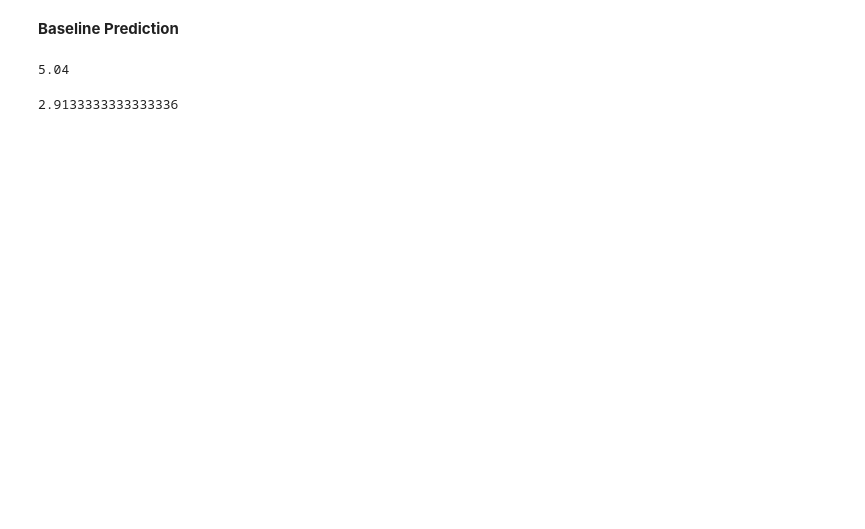
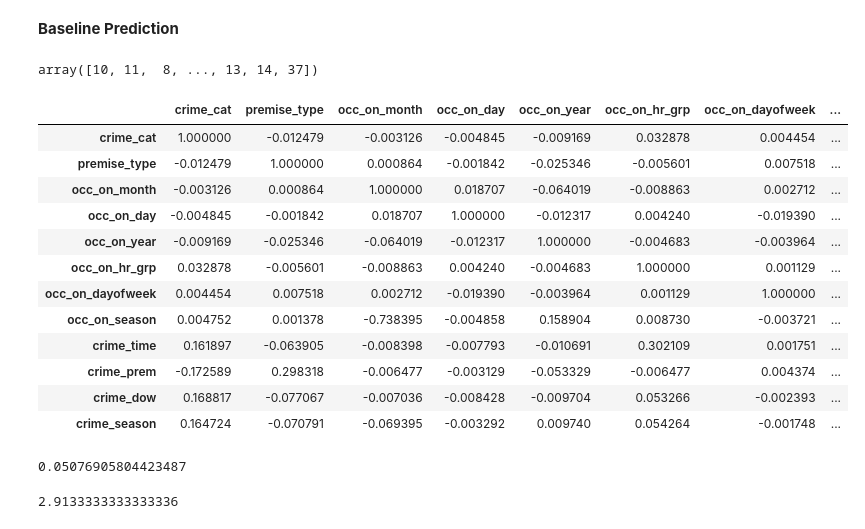
Before and after one commit to jpeterson28/DSCT_Capstone1, a Jupyter notebook: Code.ipynb, the cells around one changed output. Drawn from its saved outputs; the diff is of its cells as text; code cells hidden in the pictures; blank space fills up the shorter version.

```diff
--- a/Code.ipynb
+++ b/Code.ipynb
@@ -735,12 +765,9 @@ X_test_new.head()
 # %%
-X_test_new = X_test_new.join(crime_prem_feat, on=['crime_cat', 'premise_type'], how='outer', lsuffix='left', rsuffix='right')
-X_test_new = X_test_new.drop(columns='premise_typeleft')
+X_test_new = X_test_new.join(crime_prem_feat, on=['crime_cat', 'premise_type'], how='inner', rsuffix='right')
 # %%
-X_test_new = X_test_new.join(crime_dow_feat, on=['crime_cat', 'occ_on_dayofweek'], how='outer', lsuffix='left', rsuffix='right')
-X_test_new = X_test_new.drop(columns='occ_on_dayofweekleft')
+X_test_new = X_test_new.join(crime_dow_feat, on=['crime_cat', 'occ_on_dayofweek'], how='inner', rsuffix='right')
 # %%
-X_test_new = X_test_new.join(crime_season_feat, on=['crime_cat', 'occ_on_season'], how='outer', lsuffix='left', rsuffix='right')
-X_test_new = X_test_new.drop(columns='occ_on_seasonleft')
+X_test_new = X_test_new.join(crime_season_feat, on=['crime_cat', 'occ_on_season'], how='inner', rsuffix='right')
 # %%
 # rename feature columns
 X_test_new = X_test_new.rename(index=str, columns={'occ_on_hr_grpright':'crime_time', 'premise_typeright':'crime_prem',
@@ -748,3 +783,7 @@ X_test_new = X_test_new.rename(index=str, columns={'occ_on_hr_grpright':'crime_t
+# %%
+# split target variable back to y_test and X_train_new
+y_test = pd.DataFrame(X_test_new['zip'])
+X_test_new = X_test_new.drop('zip', axis=1)
 # %% [markdown]
 **Baseline Prediction**
 # %%
@@ -770,0 +804,22 @@ y_test_base = np.random.choice(y_test, 15000)
+# %%
+y_train
+# %% [output]
+array([10, 11,  8, ..., 13, 14, 37])
+# %%
+# determine correlated variables
+Corr = X_train_new.corr(method='pearson')
+Corr
+# %% [output]
+|  | crime_cat | premise_type | occ_on_month | occ_on_day | occ_on_year | occ_on_hr_grp | occ_on_dayofweek | ... |
+| crime_cat | 1.000000 | -0.012479 | -0.003126 | -0.004845 | -0.009169 | 0.032878 | 0.004454 | ... |
+| premise_type | -0.012479 | 1.000000 | 0.000864 | -0.001842 | -0.025346 | -0.005601 | 0.007518 | ... |
+| occ_on_month | -0.003126 | 0.000864 | 1.000000 | 0.018707 | -0.064019 | -0.008863 | 0.002712 | ... |
+| occ_on_day | -0.004845 | -0.001842 | 0.018707 | 1.000000 | -0.012317 | 0.004240 | -0.019390 | ... |
+| occ_on_year | -0.009169 | -0.025346 | -0.064019 | -0.012317 | 1.000000 | -0.004683 | -0.003964 | ... |
+| occ_on_hr_grp | 0.032878 | -0.005601 | -0.008863 | 0.004240 | -0.004683 | 1.000000 | 0.001129 | ... |
+| occ_on_dayofweek | 0.004454 | 0.007518 | 0.002712 | -0.019390 | -0.003964 | 0.001129 | 1.000000 | ... |
+| occ_on_season | 0.004752 | 0.001378 | -0.738395 | -0.004858 | 0.158904 | 0.008730 | -0.003721 | ... |
+| crime_time | 0.161897 | -0.063905 | -0.008398 | -0.007793 | -0.010691 | 0.302109 | 0.001751 | ... |
+| crime_prem | -0.172589 | 0.298318 | -0.006477 | -0.003129 | -0.053329 | -0.006477 | 0.004374 | ... |
+| crime_dow | 0.168817 | -0.077067 | -0.007036 | -0.008428 | -0.009704 | 0.053266 | -0.002393 | ... |
+| crime_season | 0.164724 | -0.070791 | -0.069395 | -0.003292 | 0.009740 | 0.054264 | -0.001748 | ... |
@@ -772,11 +831,14 @@ y_test_base = np.random.choice(y_test, 15000)
 # logistic regression baseline
 logreg = LogisticRegression()
 # fitting
-logreg.fit(X_train_base, y_train_base)
-# accuracy
-accuracy_score(y_test_base, logreg.predict(X_test_base))*100
+logreg.fit(X_train_base, y_train)
+# prediction
+y_pred = logreg.predict(X_test_base)
-# %% [output]
-5.04
+# %%
+# accuracy
+accuracy_score(y_test, y_pred)
+# %% [output]
+0.05076905804423487
 # %%
 # decision tree
 from sklearn.tree import DecisionTreeClassifier
```
Also changed, not shown: parts of 21 cells of this notebook.
